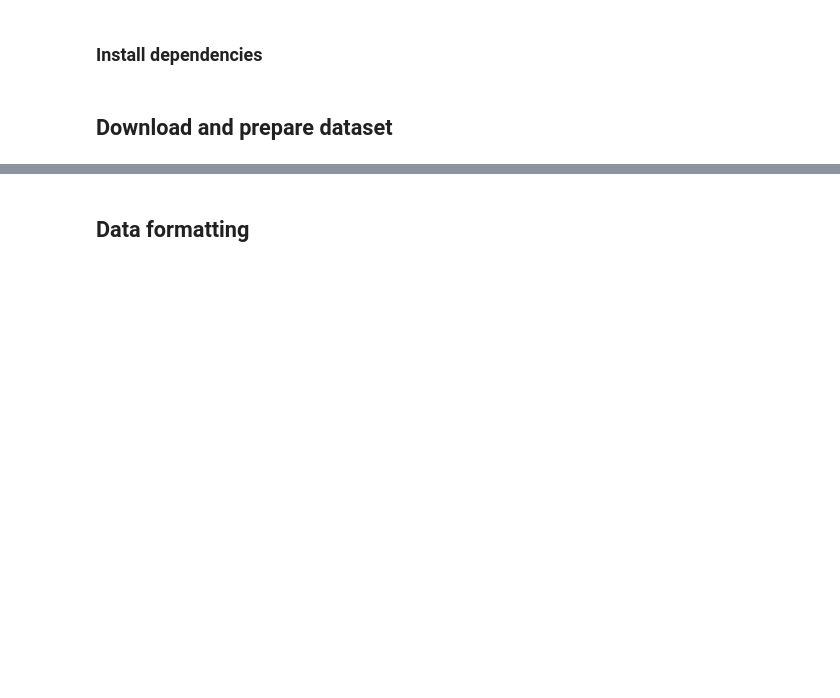
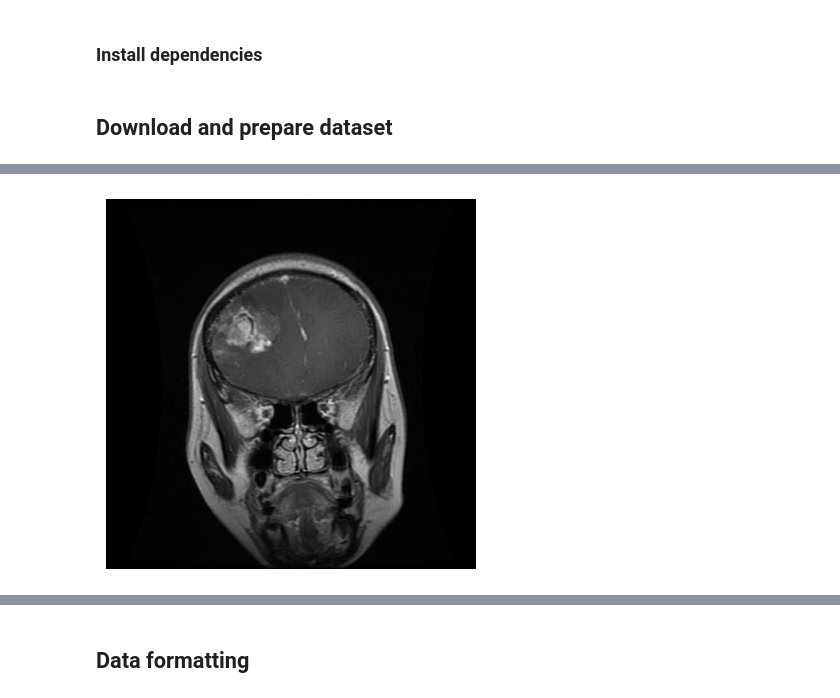
Before and after one commit to QusaiTriboush/PyTorch-Classification-Project-for-CIFAR-100-Dataset, a Jupyter notebook: notebooks/how-to-finetune-qwen2-5-vl-for-json-data-extraction.ipynb, the cells around one changed output, grey strips where cells are left out. Cells and saved outputs as stored; diff of their text form; code cells hidden in the pictures; blank space fills up the shorter version.

```diff
--- a/notebooks/how-to-finetune-qwen2-5-vl-for-json-data-extraction.ipynb
+++ b/notebooks/how-to-finetune-qwen2-5-vl-for-json-data-extraction.ipynb
@@ -71,0 +98,14 @@ dataset = download_dataset("https://app.roboflow.com/roboflow-jvuqo/pallet-load-
+# %%
+# !head -n 5 {dataset.location}/train/annotations.jsonl
+from PIL import Image
+import matplotlib.pyplot as plt
+import os
+import random
+# مثال لعرض صورة عشوائية
+# image_path = os.path.join("brain_tumor_data", random.choice(os.listdir("/content/brain_tumor_data/Training")))
+img = Image.open("/content/brain_tumor_data/Training/glioma/Tr-glTr_0000.jpg")
+plt.imshow(img)
+plt.axis('off')
+plt.show()
+# %% [output]
+[figure, added]
```
Also changed, not shown: parts of 18 cells of this notebook.
